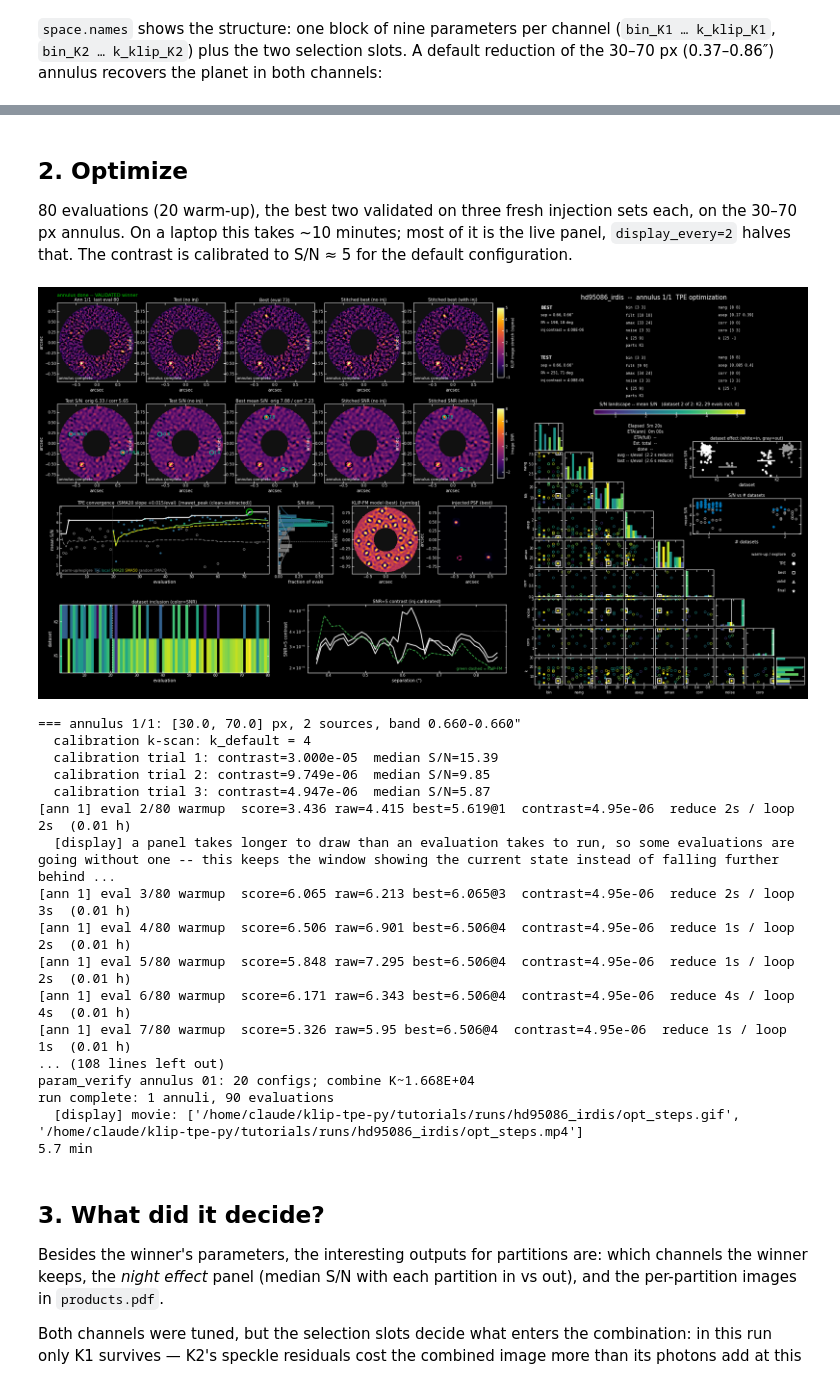
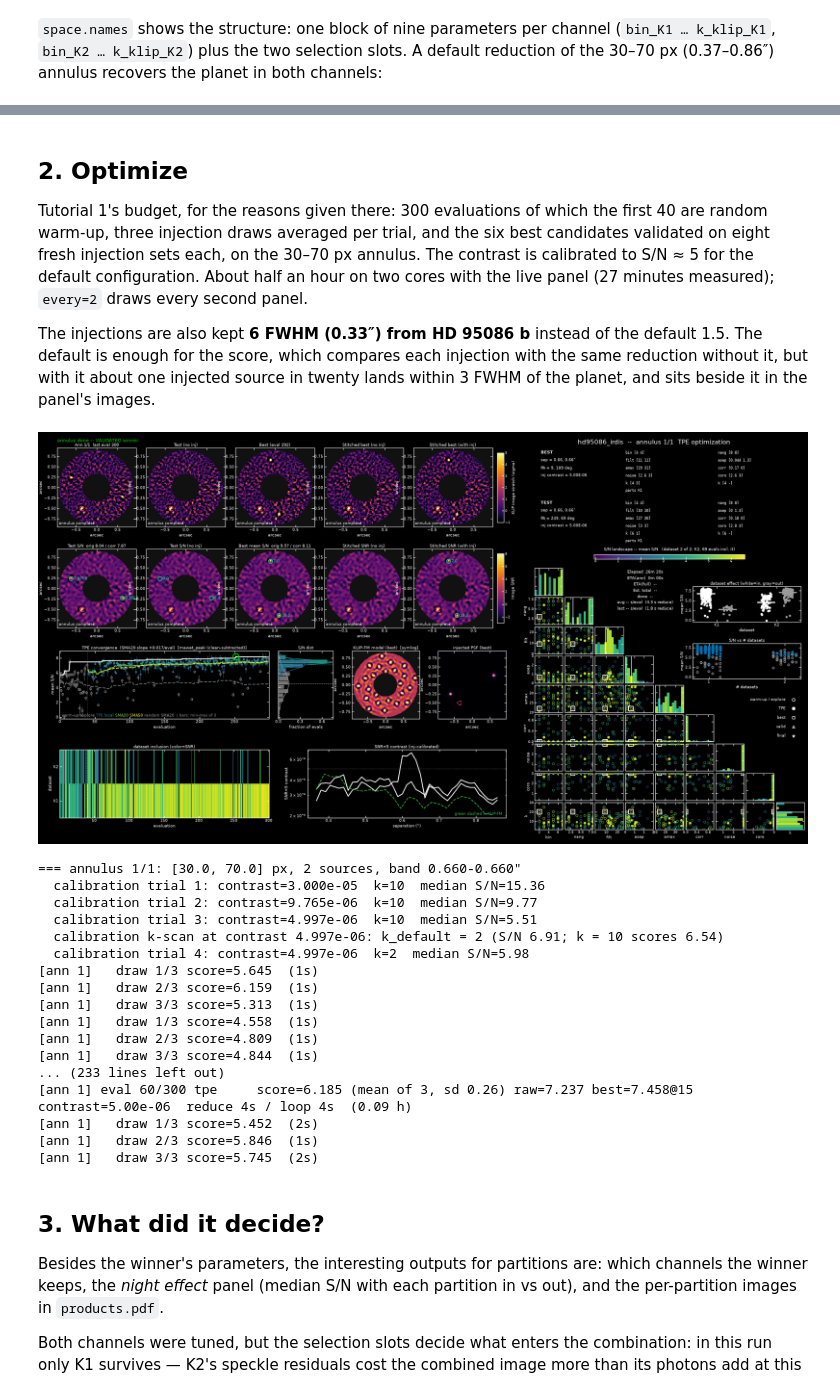
Before and after one commit to astrowagner/KLIP-TPE, a Jupyter notebook: tutorials/02_sphere_hd95086.ipynb, the cells around one changed output, grey strips where cells are left out. Cells and saved outputs as stored; diff of their text form; code cells hidden in the pictures.

```diff
--- a/tutorials/02_sphere_hd95086.ipynb
+++ b/tutorials/02_sphere_hd95086.ipynb
@@ -122,37 +122,44 @@ plt.plot(xb, yb, "o", mfc="none", mec="c", ms=20); plt.title("K1+K2 default KLIP
-# %% [markdown]
-## 2. Optimize
-
-80 evaluations (20 warm-up), the best two validated on three fresh injection sets each,
-on the 30–70 px annulus.  On a laptop this takes ~10 minutes; most of it is the live
-panel, `display_every=2` halves that.  The contrast is calibrated to S/N ≈ 5 for the
-default configuration.
+# %% [markdown]
+## 2. Optimize
+
+Tutorial 1's budget, for the reasons given there: 300 evaluations of which the first 40
+are random warm-up, three injection draws averaged per trial, and the six best candidates
+validated on eight fresh injection sets each, on the 30–70 px annulus.  The contrast is
+calibrated to S/N ≈ 5 for the default configuration.  About half an hour on two cores with
+the live panel (27 minutes measured); `every=2` draws every second panel.
+
+The injections are also kept **6 FWHM (0.33″) from HD 95086 b** instead of the default
+1.5.  The default is enough for the score, which compares each injection with the same
+reduction without it, but with it about one injected source in twenty lands within 3 FWHM
+of the planet, and sits beside it in the panel's images.
 # %%
-cfg = RunConfig(ann_edges=[30, 70], n_iter=80, n_init=20, seed=3,
-                validation=ValidationConfig(n_top=2, n_valid=3),
+sampler.excl_fwhm = 6.0          # injections >= 6 FWHM (0.33") from HD 95086 b
+cfg = RunConfig(ann_edges=[30, 70], n_iter=300, n_init=40, seed=3, n_remeasure=3,
+                validation=ValidationConfig(n_top=6, n_valid=8),
                 calibration=CalibrationConfig(target=(4.0, 6.0), aim=5.0, n_remeasure=2),
                 defaults={"k_klip": 10}, fm_curve=True)
 display = LiveDisplay(RUN_DIR, show="inline", window_scale=0.55, every=2, movie_every=10)
 runner = Runner(red, space, objective, sampler, cfg, RUN_DIR, callbacks=[display])
 t0 = time.time(); results = runner.run(); print(f"{(time.time() - t0) / 60:.1f} min")
 # %% [output]
-[figure, old version]
+[figure, new version]
 === annulus 1/1: [30.0, 70.0] px, 2 sources, band 0.660-0.660"
-  calibration k-scan: k_default = 4
-  calibration trial 1: contrast=3.000e-05  median S/N=15.39
-  calibration trial 2: contrast=9.749e-06  median S/N=9.85
-  calibration trial 3: contrast=4.947e-06  median S/N=5.87
-[ann 1] eval 2/80 warmup  score=3.436 raw=4.415 best=5.619@1  contrast=4.95e-06  reduce 2s / loop 2s  (0.01 h)
-  [display] a panel takes longer to draw than an evaluation takes to run, so some evaluations are going without one -- this keeps the window showing the current state instead of falling further behind ...
-[ann 1] eval 3/80 warmup  score=6.065 raw=6.213 best=6.065@3  contrast=4.95e-06  reduce 2s / loop 3s  (0.01 h)
-[ann 1] eval 4/80 warmup  score=6.506 raw=6.901 best=6.506@4  contrast=4.95e-06  reduce 1s / loop 2s  (0.01 h)
-[ann 1] eval 5/80 warmup  score=5.848 raw=7.295 best=6.506@4  contrast=4.95e-06  reduce 1s / loop 2s  (0.01 h)
-[ann 1] eval 6/80 warmup  score=6.171 raw=6.343 best=6.506@4  contrast=4.95e-06  reduce 4s / loop 4s  (0.01 h)
-[ann 1] eval 7/80 warmup  score=5.326 raw=5.95 best=6.506@4  contrast=4.95e-06  reduce 1s / loop 1s  (0.01 h)
-... (108 lines left out)
-param_verify annulus 01: 20 configs; combine K~1.668E+04
-run complete: 1 annuli, 90 evaluations
-  [display] movie: ['/home/claude/klip-tpe-py/tutorials/runs/hd95086_irdis/opt_steps.gif', '/home/claude/klip-tpe-py/tutorials/runs/hd95086_irdis/opt_steps.mp4']
-5.7 min
+  calibration trial 1: contrast=3.000e-05  k=10  median S/N=15.36
+  calibration trial 2: contrast=9.765e-06  k=10  median S/N=9.77
+  calibration trial 3: contrast=4.997e-06  k=10  median S/N=5.51
+  calibration k-scan at contrast 4.997e-06: k_default = 2 (S/N 6.91; k = 10 scores 6.54)
+  calibration trial 4: contrast=4.997e-06  k=2  median S/N=5.98
+[ann 1]   draw 1/3 score=5.645  (1s)
+[ann 1]   draw 2/3 score=6.159  (1s)
+[ann 1]   draw 3/3 score=5.313  (1s)
+[ann 1]   draw 1/3 score=4.558  (1s)
+[ann 1]   draw 2/3 score=4.809  (1s)
+[ann 1]   draw 3/3 score=4.844  (1s)
+... (233 lines left out)
+[ann 1] eval 60/300 tpe     score=6.185 (mean of 3, sd 0.26) raw=7.237 best=7.458@15  contrast=5.00e-06  reduce 4s / loop 4s  (0.09 h)
+[ann 1]   draw 1/3 score=5.452  (2s)
+[ann 1]   draw 2/3 score=5.846  (1s)
+[ann 1]   draw 3/3 score=5.745  (2s)
 # %% [markdown]
 ## 3. What did it decide?
 
```
Also changed, not shown: parts of 7 cells of this notebook, 14 other files.
